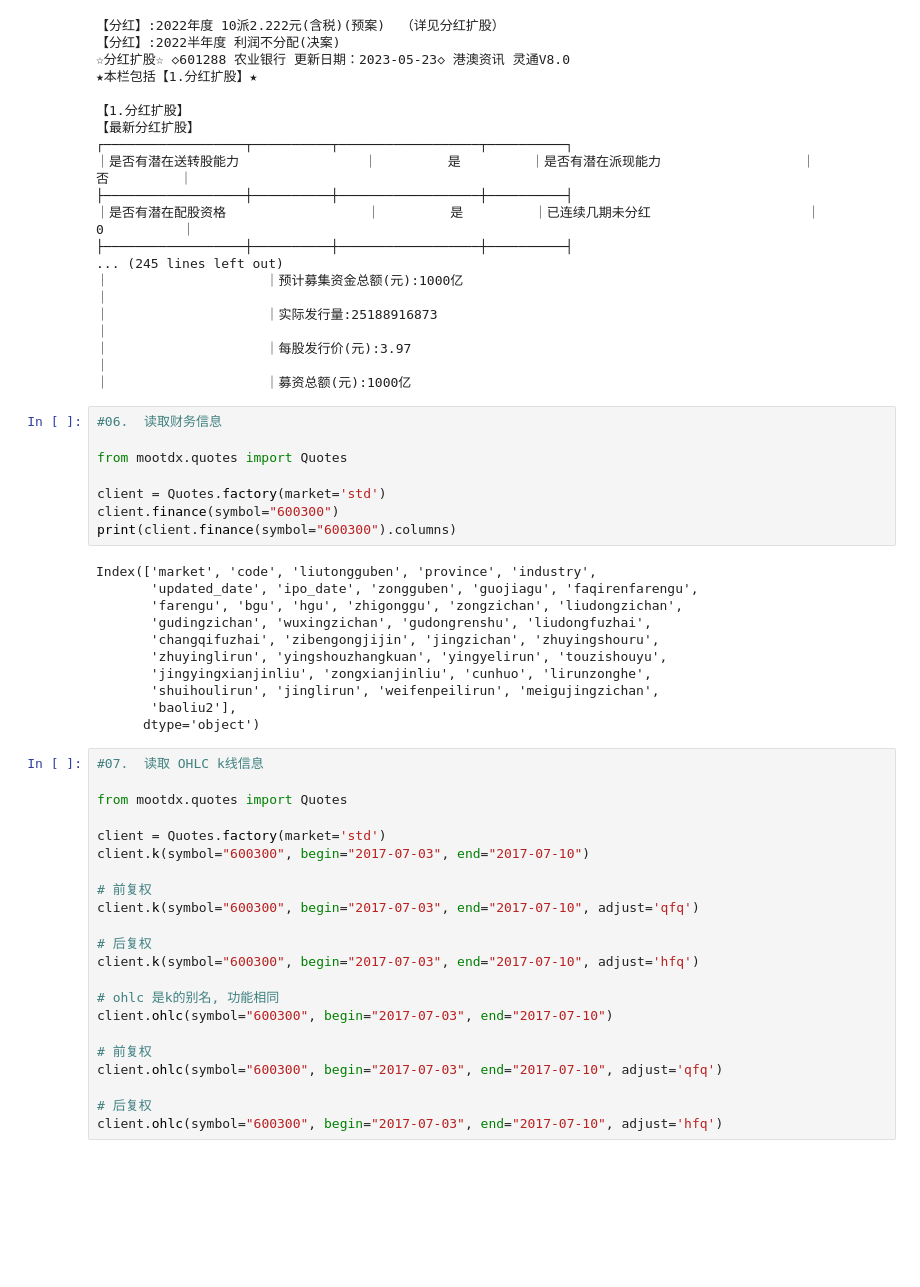
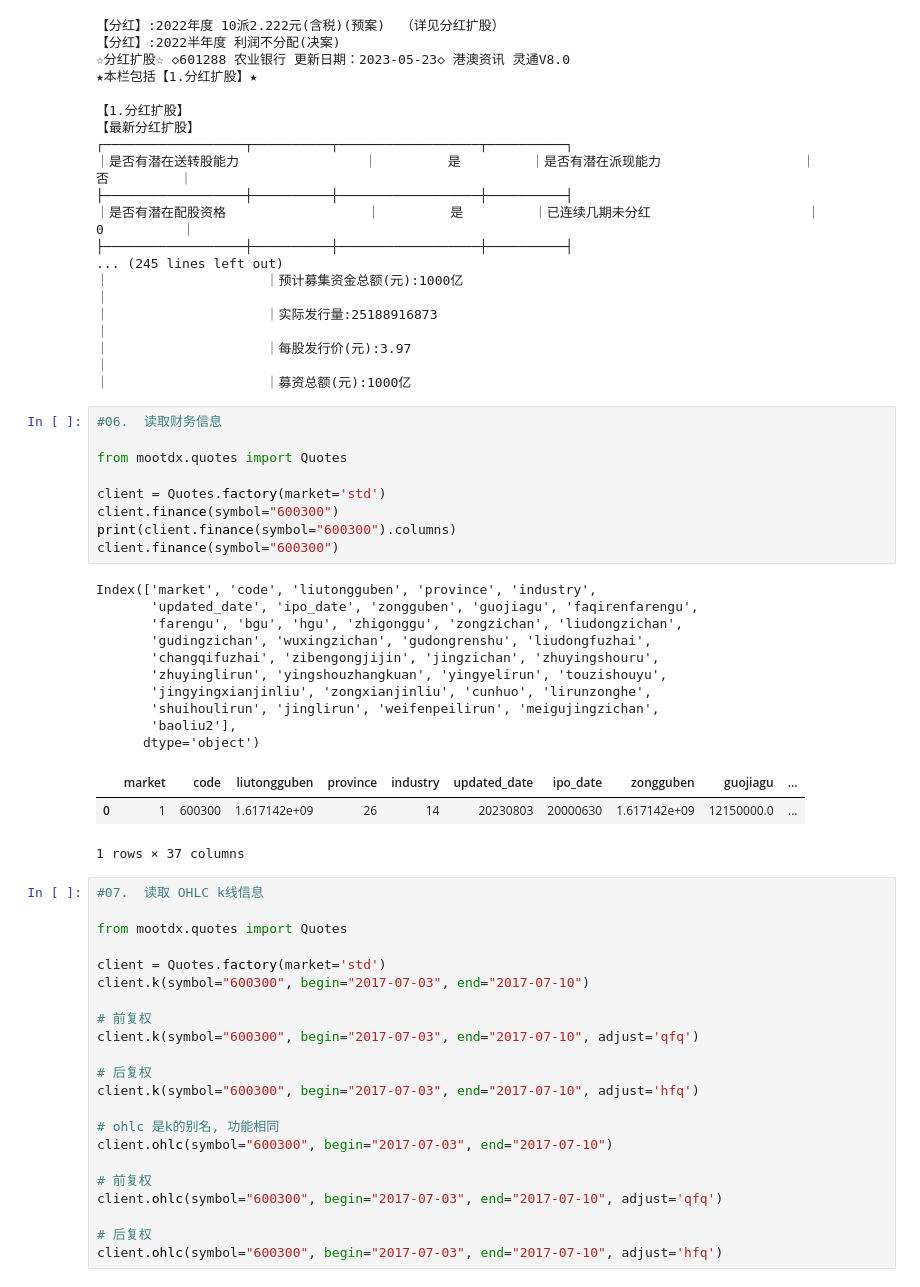
Before and after one commit to duchengli/MOOTDX, a Jupyter notebook: learn.ipynb, the cells around one changed output. Cells and saved outputs as stored; diff of their text form; blank space fills up the shorter version.

```diff
--- a/learn.ipynb
+++ b/learn.ipynb
@@ -153,22 +157,26 @@ print(client.F10(symbol='601288', name='分红扩股'))
 # %%
 #06.  读取财务信息
 
 from mootdx.quotes import Quotes
 
 client = Quotes.factory(market='std')
 client.finance(symbol="600300")
 print(client.finance(symbol="600300").columns)
+client.finance(symbol="600300")
 # %% [output]
 Index(['market', 'code', 'liutongguben', 'province', 'industry',
        'updated_date', 'ipo_date', 'zongguben', 'guojiagu', 'faqirenfarengu',
        'farengu', 'bgu', 'hgu', 'zhigonggu', 'zongzichan', 'liudongzichan',
        'gudingzichan', 'wuxingzichan', 'gudongrenshu', 'liudongfuzhai',
        'changqifuzhai', 'zibengongjijin', 'jingzichan', 'zhuyingshouru',
        'zhuyinglirun', 'yingshouzhangkuan', 'yingyelirun', 'touzishouyu',
        'jingyingxianjinliu', 'zongxianjinliu', 'cunhuo', 'lirunzonghe',
        'shuihoulirun', 'jinglirun', 'weifenpeilirun', 'meigujingzichan',
        'baoliu2'],
       dtype='object')
+|  | market | code | liutongguben | province | industry | updated_date | ipo_date | zongguben | guojiagu | ... |
+| 0 | 1 | 600300 | 1.617142e+09 | 26 | 14 | 20230803 | 20000630 | 1.617142e+09 | 12150000.0 | ... |
+1 rows × 37 columns
 # %%
 #07.  读取 OHLC k线信息
 
```
Also changed, not shown: parts of 1 cell of this notebook.
